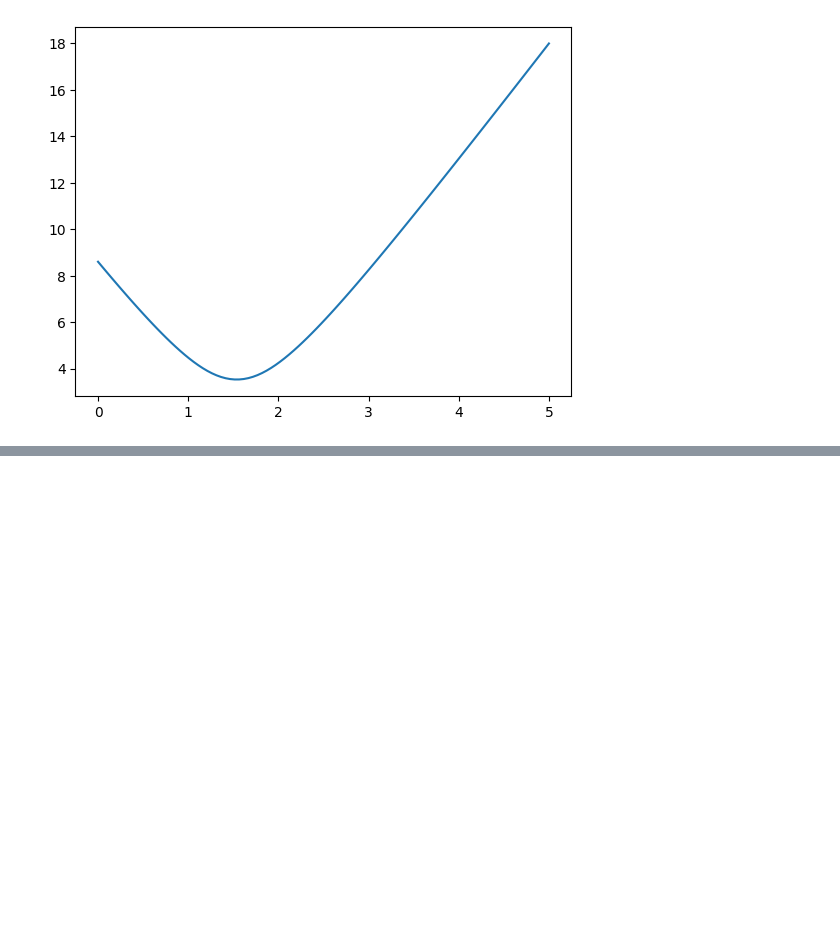
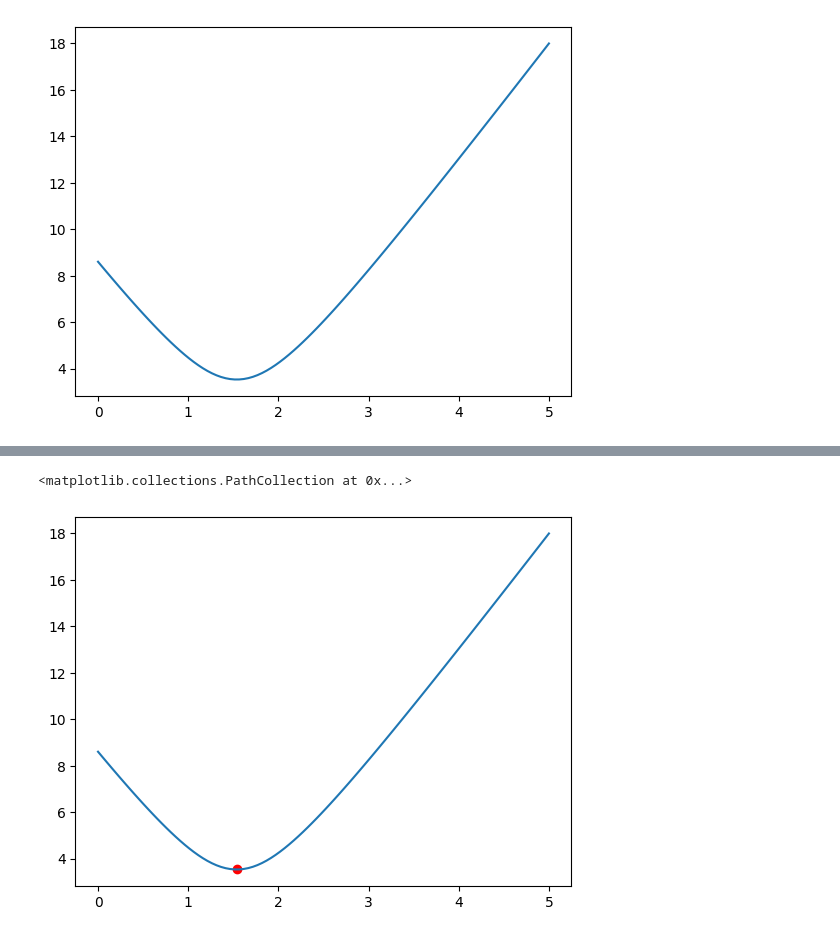
Before and after one commit to asegura4488/MetodosComputacionales1, a Jupyter notebook: Semana3/NewtonRaphson.ipynb, the cells around one changed output, grey strips where cells are left out. Drawn from its saved outputs; the diff is of its cells as text; code cells hidden in the pictures; blank space fills up the shorter version.

```diff
--- a/Semana3/NewtonRaphson.ipynb
+++ b/Semana3/NewtonRaphson.ipynb
@@ -132,0 +153,9 @@ TypeError: Distance() missing 1 required positional argument: 'p'
+# %%
+error = 1
+x0 = 2
+while error > 1e-12:
+    x1 = x0 - Derivada(f,x0)/Derivada2(f,x0)
+    print(x1)
+    error = np.abs(x1-x0)
+    x0 = x1
+print(x0)
@@ -132,0 +170,6 @@ TypeError: Distance() missing 1 required positional argument: 'p'
+# %%
+plt.plot(x,d)
+plt.scatter([x0],[f(x0)],color='r')
+# %% [output]
+<matplotlib.collections.PathCollection at 0x...>
+[figure, added]
```
Also changed, not shown: parts of 10 cells of this notebook.
